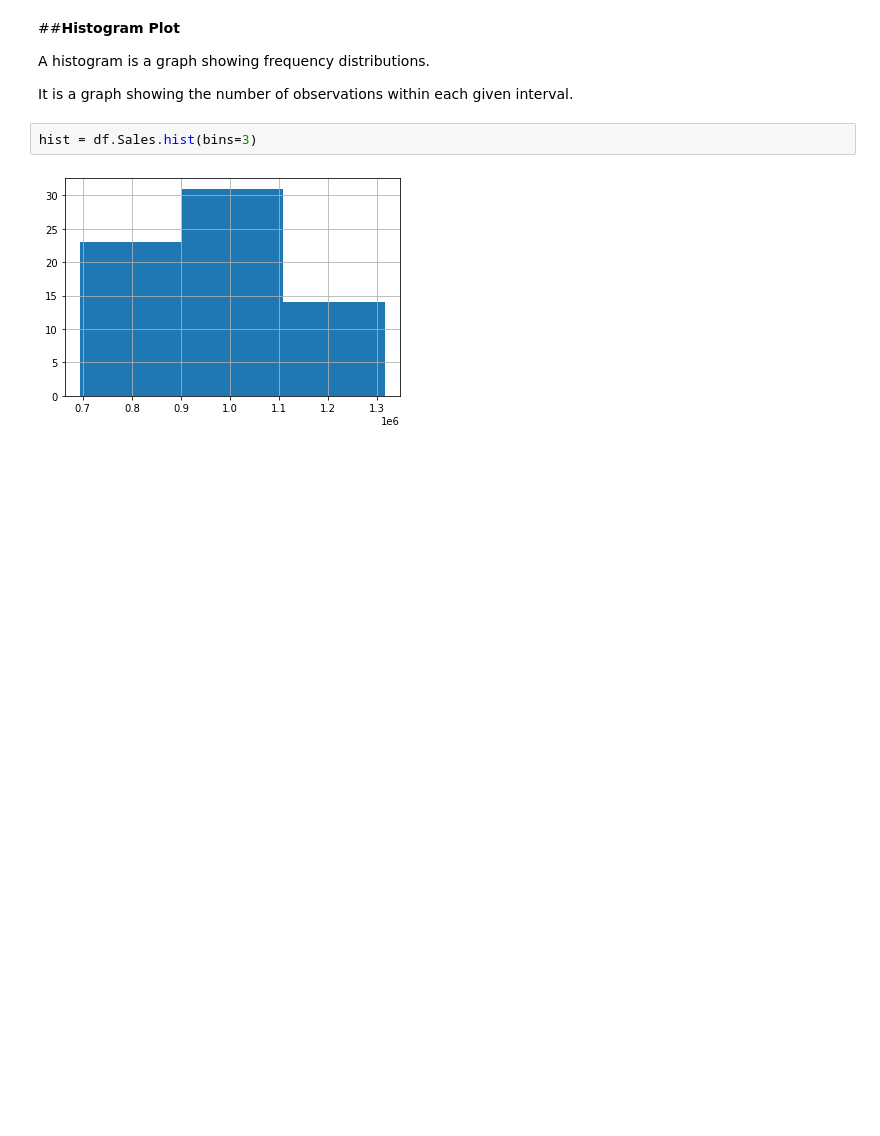
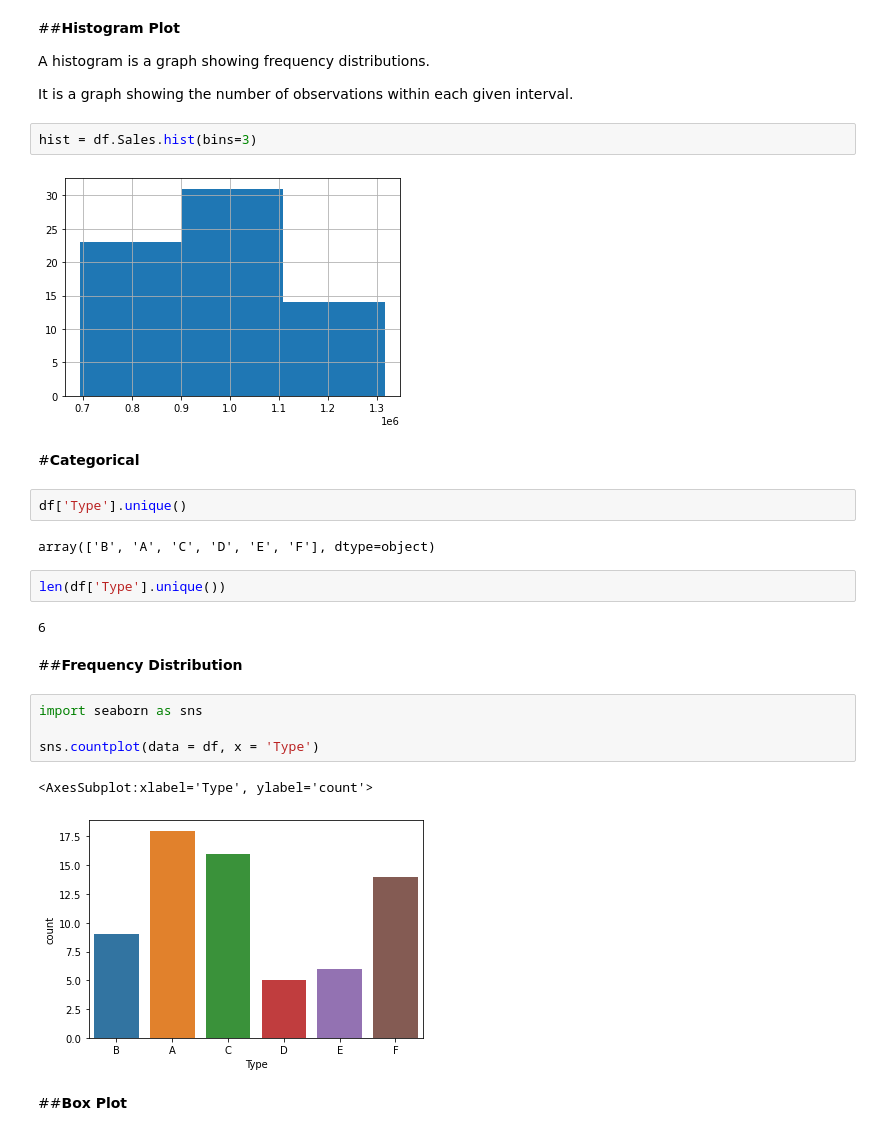
Before and after one commit to MasoumehShariat/ML_Pipeline-EDA, a Jupyter notebook: Descriptive_Statistics.ipynb, the cells around one changed output. Cells and saved outputs as stored; diff of their text form; blank space fills up the shorter version.

```diff
--- a/Descriptive_Statistics.ipynb
+++ b/Descriptive_Statistics.ipynb
@@ -107,3 +107,24 @@ It is a graph showing the number of observations within each given interval.
 hist = df.Sales.hist(bins=3)
 # %% [output]
 [figure]
+# %% [markdown]
+#**Categorical**
+# %%
+df['Type'].unique()
+# %% [output]
+array(['B', 'A', 'C', 'D', 'E', 'F'], dtype=object)
+# %%
+len(df['Type'].unique())
+# %% [output]
+6
+# %% [markdown]
+##**Frequency Distribution**
+# %%
+import seaborn as sns
+
+sns.countplot(data = df, x = 'Type')
+# %% [output]
+<AxesSubplot:xlabel='Type', ylabel='count'>
+[figure, added]
+# %% [markdown]
+##**Box Plot**
```
